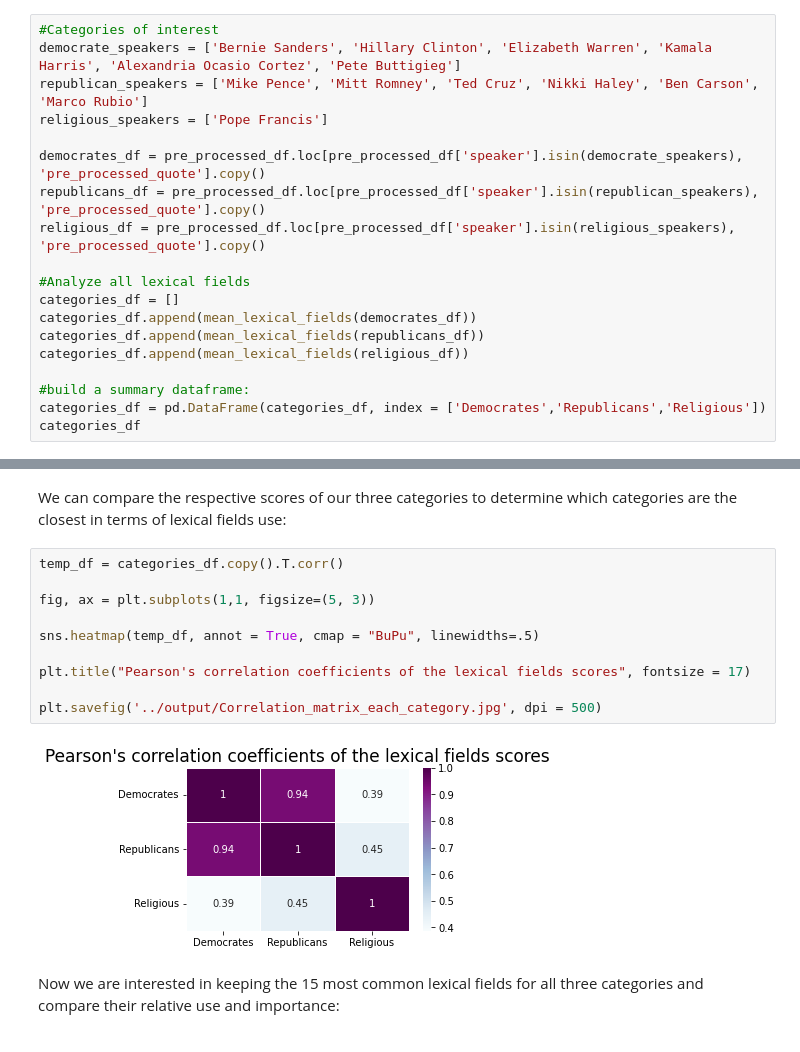
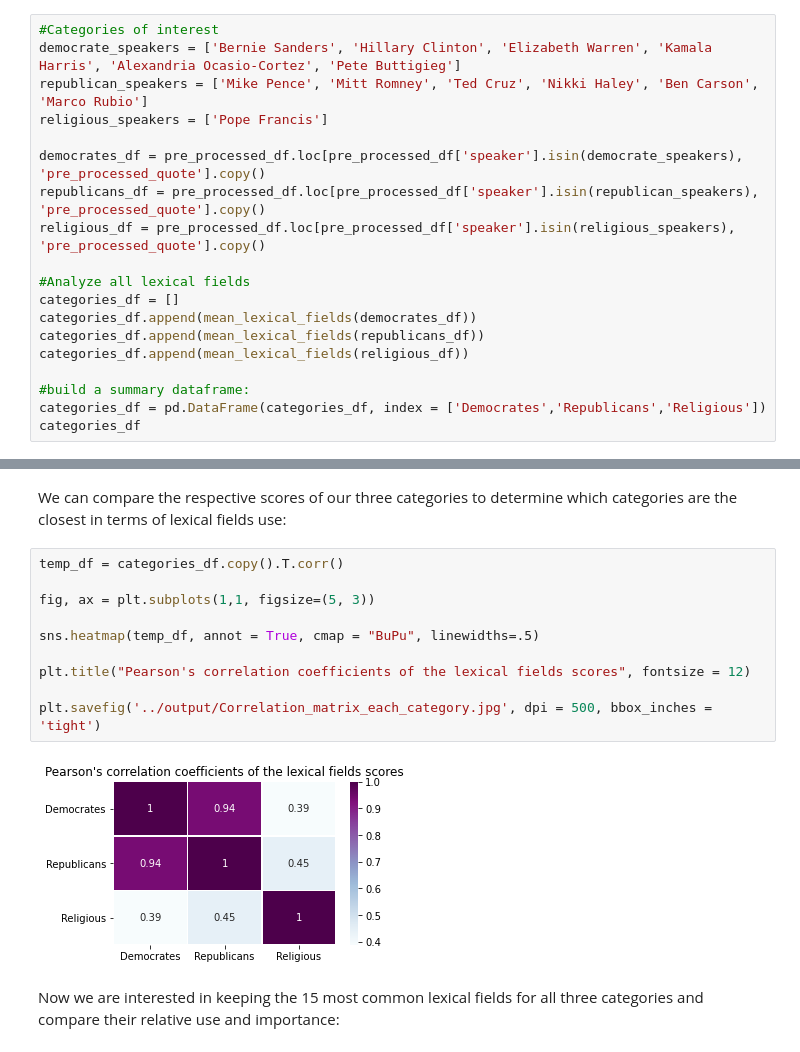
Before and after one commit to paulmoreau40/Applied-Data-Analysis-project-EPFL, a Jupyter notebook: src/Milestone_3.ipynb, the cells around one changed output, grey strips where cells are left out. Cells and saved outputs as stored; diff of their text form.

```diff
--- a/src/Milestone_3.ipynb
+++ b/src/Milestone_3.ipynb
@@ -461,7 +476,7 @@ def all_lexical_fields(quotes_serie):
     return scores_df
 # %%
 #Categories of interest
-democrate_speakers = ['Bernie Sanders', 'Hillary Clinton', 'Elizabeth Warren', 'Kamala Harris', 'Alexandria Ocasio Cortez', 'Pete Buttigieg']
+democrate_speakers = ['Bernie Sanders', 'Hillary Clinton', 'Elizabeth Warren', 'Kamala Harris', 'Alexandria Ocasio-Cortez', 'Pete Buttigieg']
 republican_speakers = ['Mike Pence', 'Mitt Romney', 'Ted Cruz', 'Nikki Haley', 'Ben Carson', 'Marco Rubio']
 religious_speakers = ['Pope Francis']
 
@@ -530,15 +545,15 @@ We can compare the respective scores of our three categories to determine which
 # %%
 temp_df = categories_df.copy().T.corr()
 
 fig, ax = plt.subplots(1,1, figsize=(5, 3))
 
 sns.heatmap(temp_df, annot = True, cmap = "BuPu", linewidths=.5)
 
-plt.title("Pearson's correlation coefficients of the lexical fields scores", fontsize = 17)
+plt.title("Pearson's correlation coefficients of the lexical fields scores", fontsize = 12)
 
-plt.savefig('../output/Correlation_matrix_each_category.jpg', dpi = 500)
+plt.savefig('../output/Correlation_matrix_each_category.jpg', dpi = 500, bbox_inches = 'tight')
 # %% [output]
-[figure, old version]
+[figure, new version]
 # %% [markdown]
 Now we are interested in keeping the 15 most common lexical fields for all three categories and compare their relative use and importance:
 # %%
```
Also changed, not shown: parts of 25 cells of this notebook.
